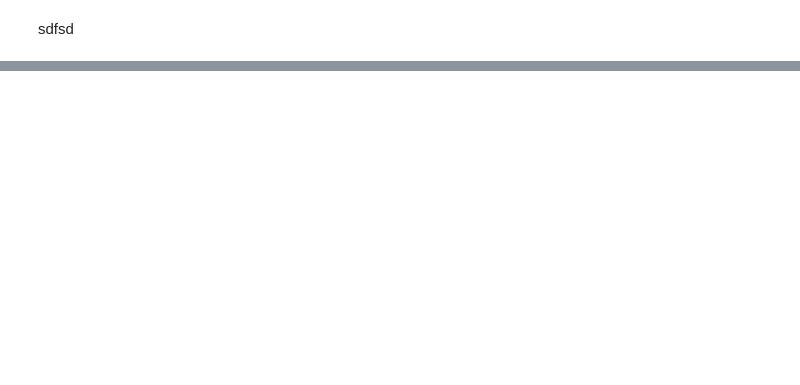
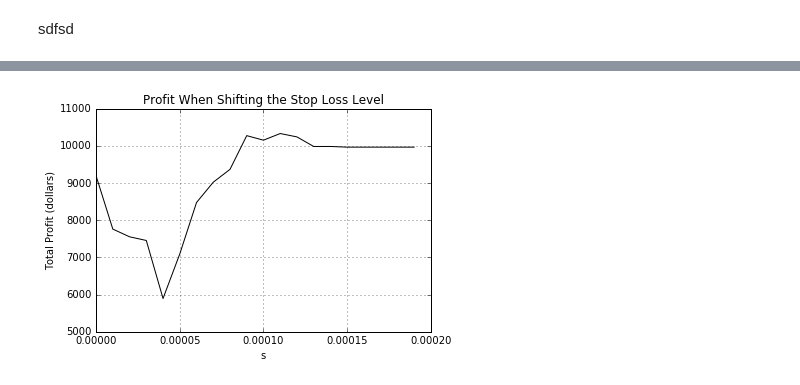
Before and after one commit to mbeven/FINM_2016_SPRING, a Jupyter notebook: FINM 33150/HW2/Michael_Beven_HW2.ipynb, the cells around one changed output, grey strips where cells are left out. Saved outputs shown, nothing was run; the diff lists cells and outputs as text; code cells hidden in the pictures; blank space fills up the shorter version.

```diff
--- a/FINM 33150/HW2/Michael_Beven_HW2.ipynb
+++ b/FINM 33150/HW2/Michael_Beven_HW2.ipynb
@@ -262,0 +320,20 @@ plt.grid()
+# %%
+# check overall profit when varying the stop loss level
+Perform_SL = pd.DataFrame(columns = ['s','Cum_Profit'])
+M = 12
+G = -0.0004
+J = -0.0006
+for s in range(0,20):
+  s = s/100000
+  df = strat(M,G*M,J*M,s,'GOOG/NYSE_XSD','YAHOO/SMH','GOOG.NYSE_XSD - Close'
+      ,'GOOG.NYSE_XSD - Volume','YAHOO.SMH - Close','YAHOO.SMH - Volume')
+  Perform_SL = Perform_SL.append(pd.DataFrame([[s,df.Cum_Profit[-1]]],
+                                            columns=['s','Cum_Profit']),ignore_index=True)
+plt.figure(6)
+plt.plot(Perform_SL.s,Perform_SL.Cum_Profit,color='black') # window of 0.005 looks good
+plt.title('Profit When Shifting the Stop Loss Level')
+plt.ylabel('Total Profit (dollars)')
+plt.xlabel('s')
+plt.grid()
+# %% [output]
+[figure, added]
```
Also changed, not shown: parts of 8 cells of this notebook, 2 other files.
